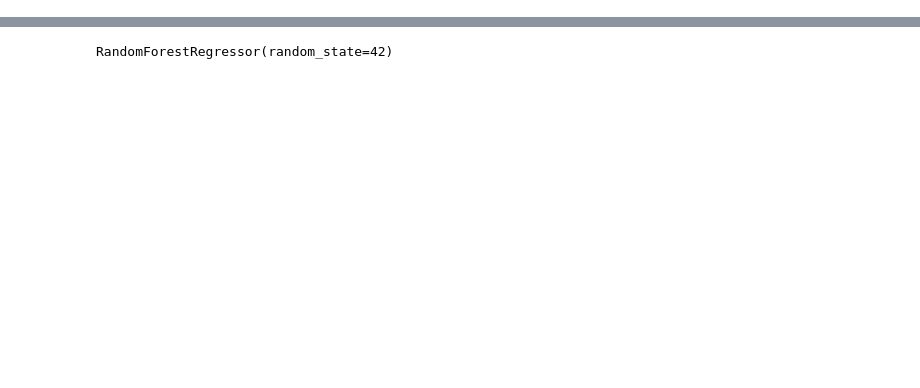
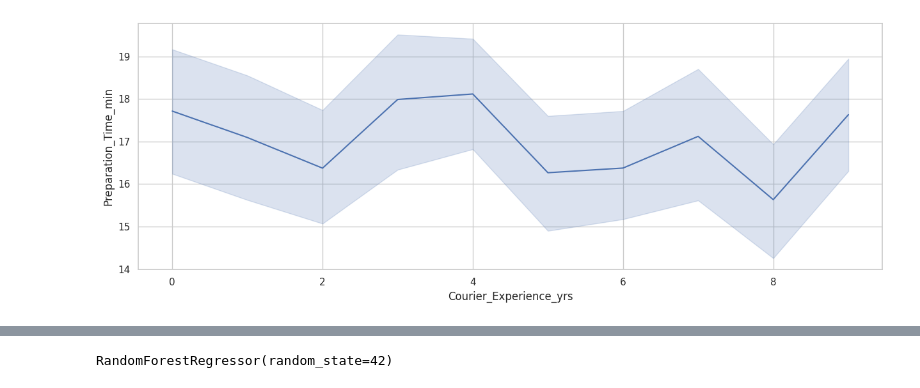
Before and after one commit to JCaesarLG/ML-Projects, a Jupyter notebook: Food_Delivery_Regression.ipynb, the cells around one changed output, grey strips where cells are left out. Saved outputs shown, nothing was run; the diff lists cells and outputs as text; code cells hidden in the pictures; blank space fills up the shorter version.

```diff
--- a/Food_Delivery_Regression.ipynb
+++ b/Food_Delivery_Regression.ipynb
@@ -134,0 +117,4 @@ MACHINE LEARNING MODEL BUILDING
+# %%
+plot_style(delivery, column1='Courier_Experience_yrs', column2='Preparation_Time_min', plot_type='line', style='whitegrid')
+# %% [output]
+[figure, added]
```
Also changed, not shown: parts of 30 cells of this notebook.
